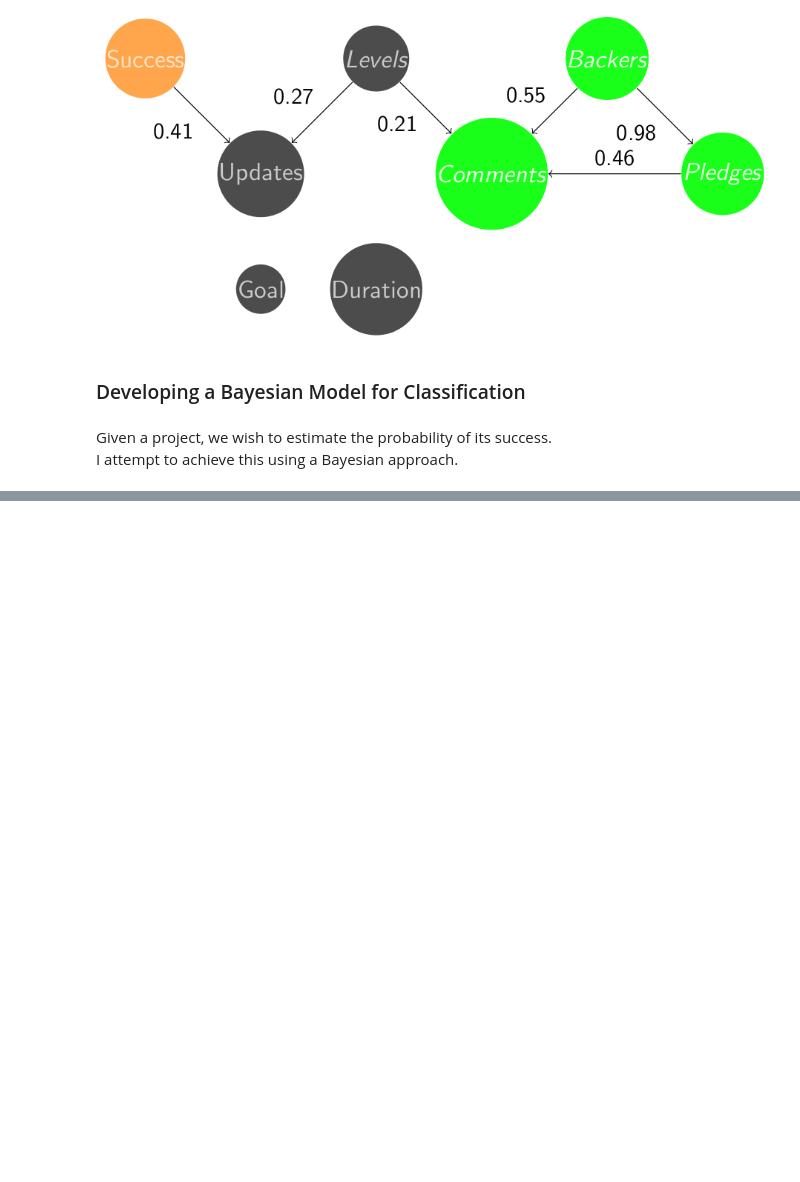
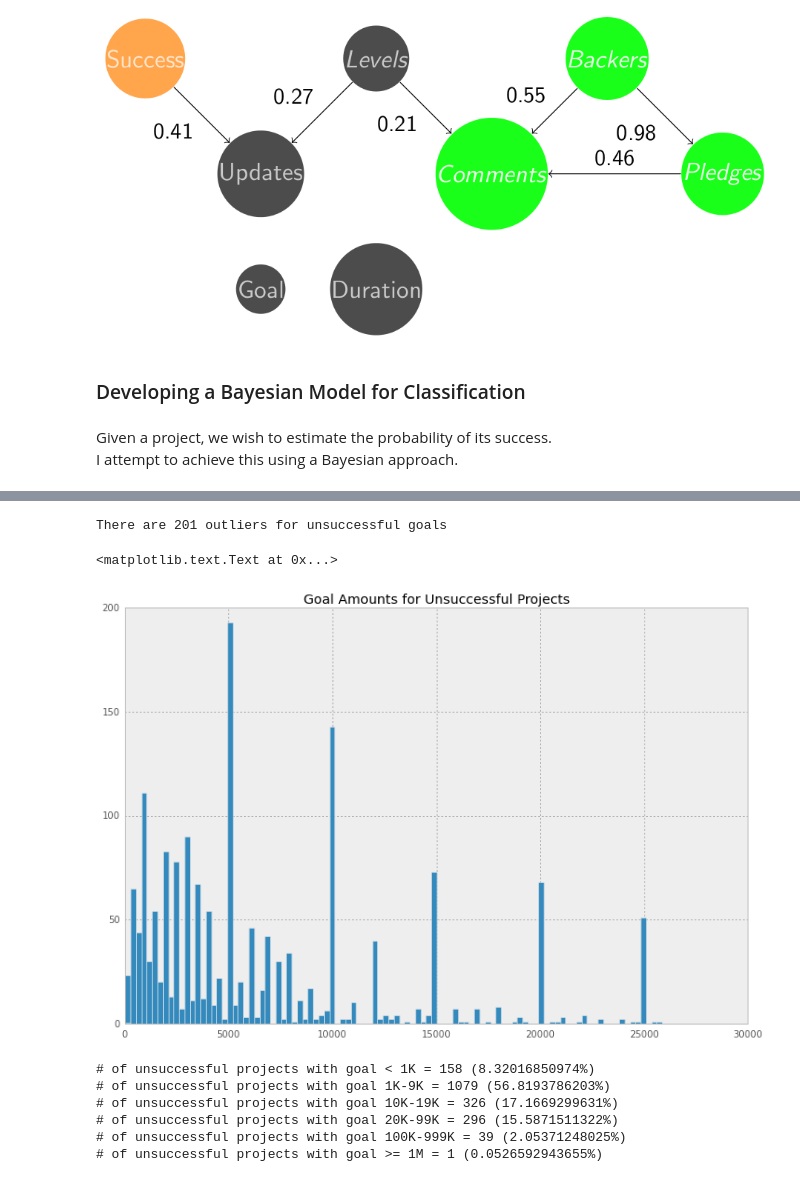
Before and after one commit to kevin11h/DataScienceModelingKickstarter, a Jupyter notebook: KickBack Machine Data EDA.ipynb, the cells around one changed output, grey strips where cells are left out. Saved outputs shown, nothing was run; the diff lists cells and outputs as text; code cells hidden in the pictures; blank space fills up the shorter version.

```diff
--- a/KickBack Machine Data EDA.ipynb
+++ b/KickBack Machine Data EDA.ipynb
@@ -824,0 +824,4 @@ Since the number of backers strongly correlates with pledge and comments, let's
+# %%
+unsuccessful_goal_series = TRAIN_DF[unsuccessful_indices].goal
+unsuccessful_goal_5SS = unsuccessful_goal_series.describe()
+unsuccessful_goal_5SS
@@ -824,0 +838,31 @@ Since the number of backers strongly correlates with pledge and comments, let's
+# %%
+iqr = unsuccessful_goal_5SS['75%'] - unsuccessful_goal_5SS['25%']
+nonoutlier_range = (unsuccessful_goal_5SS['25%'] - iqr*1.5, unsuccessful_goal_5SS['75%'] + iqr*1.5)
+
+outlier_unsuccessful_indices = (unsuccessful_goal_series < min(nonoutlier_range)).values | (unsuccessful_goal_series > max(nonoutlier_range)).values
+nonoutliers_of_unsuccessful_goal_series = unsuccessful_goal_series[~outlier_unsuccessful_indices]
+
+print 'There are %d outliers for unsuccessful goals' % sum(outlier_unsuccessful_indices)
+plt.figure(figsize=(12,8))
+nonoutliers_of_unsuccessful_goal_series.hist(bins=100)
+plt.title('Goal Amounts for Unsuccessful Projects')
+# %% [output]
+There are 201 outliers for unsuccessful goals
+<matplotlib.text.Text at 0x...>
+[figure, added]
+# %%
+goal_categories = ['< 1K', '1K-9K', '10K-19K', '20K-99K', '100K-999K', '>= 1M']
+goal_ranges = [(0, 1000), (1000, 10000), (10000, 20000), (20000, 100000), (100000, 1000000), (1000000, np.inf)]
+
+for (goal_category, goal_range) in zip(goal_categories, goal_ranges):
+    inrange_indices = (unsuccessful_goal_series >= min(goal_range)).values & (unsuccessful_goal_series < max(goal_range)).values
+    n = len(unsuccessful_goal_series[inrange_indices])
+    prob = 100.0*n / len(unsuccessful_goal_series)
+    print '# of unsuccessful projects with goal {0} = {1} ({2}%)'.format(goal_category, n, prob)
+# %% [output]
+# of unsuccessful projects with goal < 1K = 158 (8.32016850974%)
+# of unsuccessful projects with goal 1K-9K = 1079 (56.8193786203%)
+# of unsuccessful projects with goal 10K-19K = 326 (17.1669299631%)
+# of unsuccessful projects with goal 20K-99K = 296 (15.5871511322%)
+# of unsuccessful projects with goal 100K-999K = 39 (2.05371248025%)
+# of unsuccessful projects with goal >= 1M = 1 (0.0526592943655%)
```
Also changed, not shown: parts of 19 cells of this notebook.
